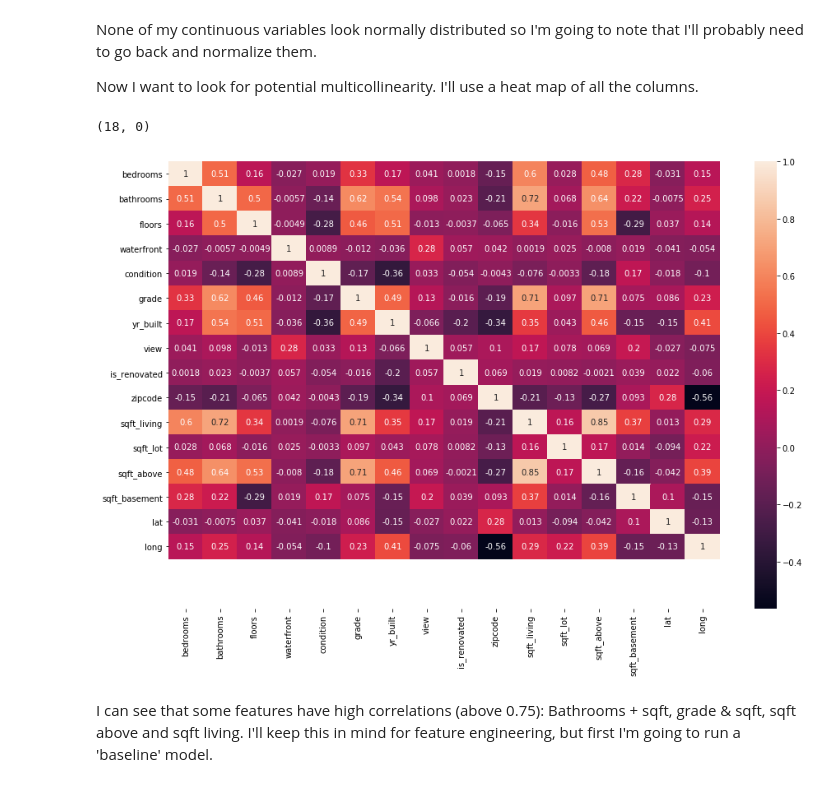
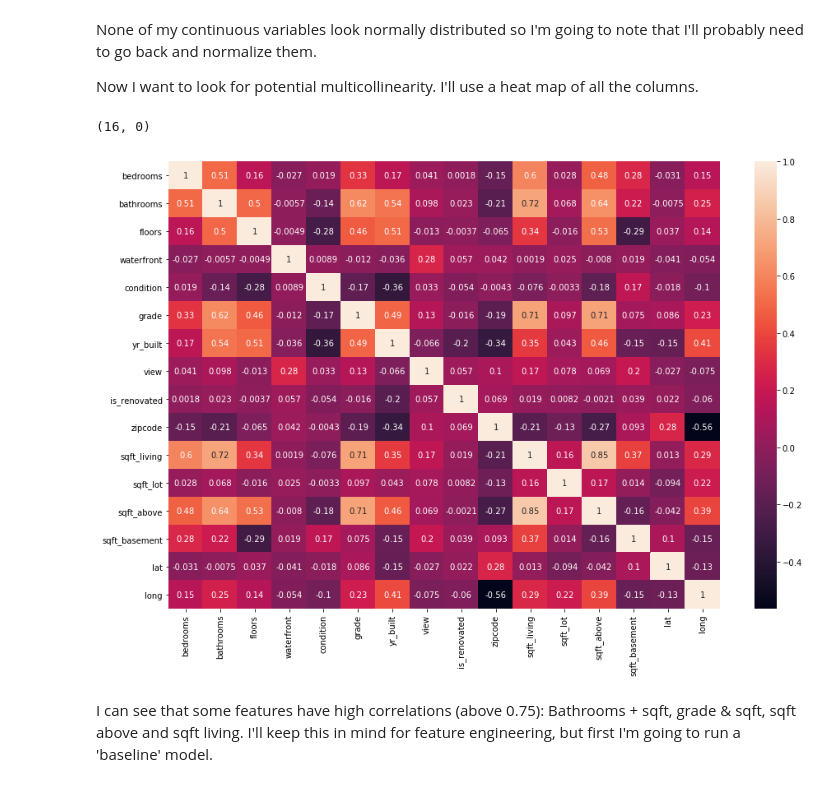
Before and after one commit to christisarv/linear-modeling-house-prices, a Jupyter notebook: Housing Data Model & Analysis.ipynb, the cells around one changed output. Drawn from its saved outputs; the diff is of its cells as text; code cells hidden in the pictures.

```diff
--- a/Housing Data Model & Analysis.ipynb
+++ b/Housing Data Model & Analysis.ipynb
@@ -181,10 +183,10 @@ Now I want to look for potential multicollinearity. I'll use a heat map of all t
 # %%
 plt.figure(figsize = (15,10))
 ax = sns.heatmap(new_data[cat_cols + con_cols + geo_cols].corr(), annot=True)
-ax.set_ylim(18,0)
+ax.set_ylim(16,0)
 # %% [output]
-(18, 0)
+(16, 0)
-[figure, old version]
+[figure, new version]
 # %% [markdown]
 I can see that some features have high correlations (above 0.75): Bathrooms + sqft, grade & sqft, sqft above and sqft living. I'll keep this in mind for feature engineering, but first I'm going to run a 'baseline' model.
 # %% [markdown]
```
Also changed, not shown: parts of 33 cells of this notebook.
